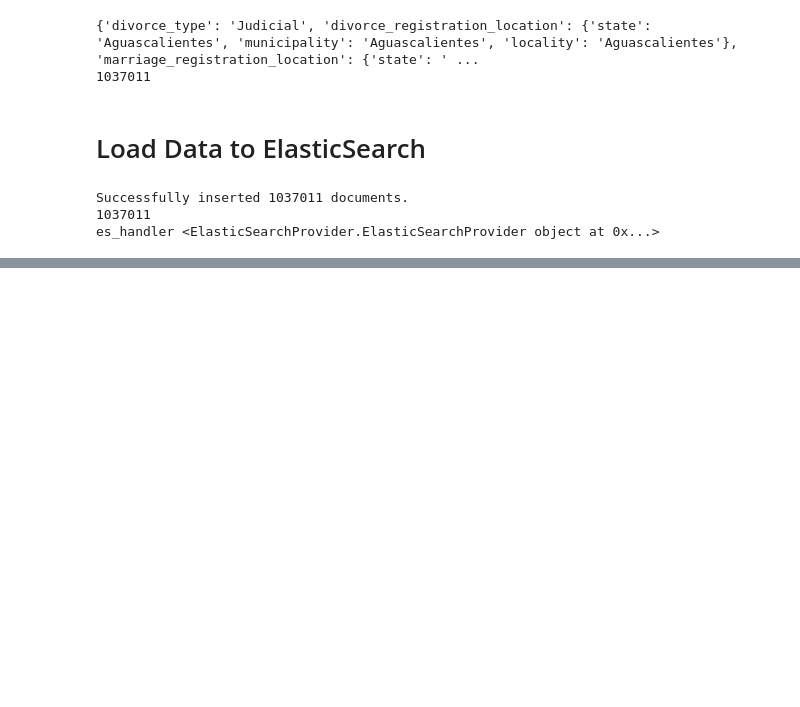
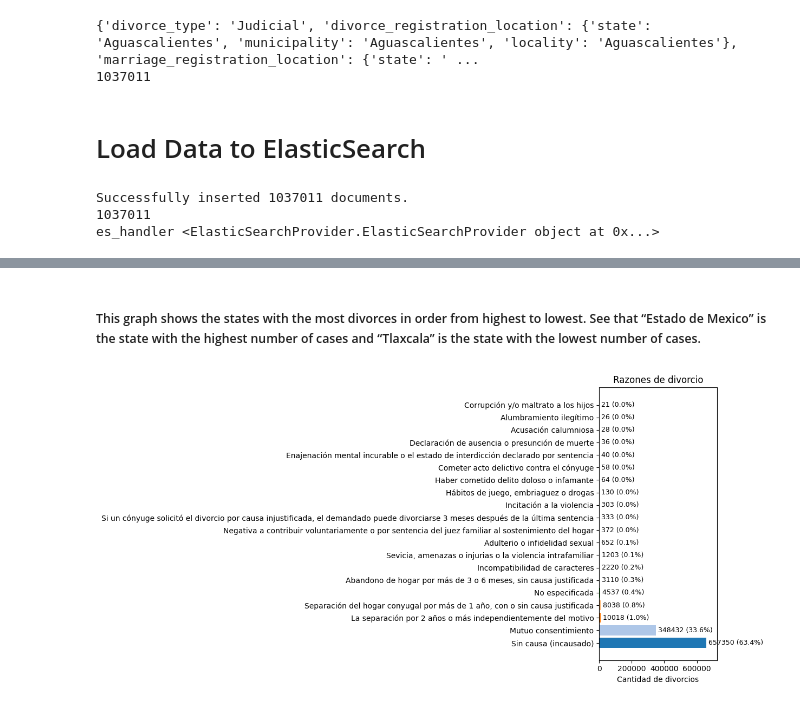
Before and after one commit to TonyCastill/data-science-project, a Jupyter notebook: project.ipynb, the cells around one changed output, grey strips where cells are left out. Saved outputs shown, nothing was run; the diff lists cells and outputs as text; code cells hidden in the pictures; blank space fills up the shorter version.

```diff
--- a/project.ipynb
+++ b/project.ipynb
@@ -262,0 +769,43 @@ es_handler <ElasticSearchProvider.ElasticSearchProvider object at 0x...>
+# %% [markdown]
+##### This graph shows the states with the most divorces in order from highest to lowest. See that “Estado de Mexico” is the state with the highest number of cases and “Tlaxcala” is the state with the lowest number of cases.
+# %%
+query = {
+    "size": 0,
+    "aggs": {
+        "razones_de_divorcio": {
+            "terms": {
+                "field": "divorce_reason",
+                "size": 20
+            }
+        }
+    }
+}
+
+response = es.search(index="mexico-divorces", body=query)
+
+
+data = response["aggregations"]["razones_de_divorcio"]["buckets"]
+reasons = [b["key"] for b in data]
+counts = [b["doc_count"] for b in data]
+
+
+colors = plt.cm.tab20.colors[:len(reasons)]
+
+
+fig, ax = plt.subplots(figsize=(12, 6))
+
+
+ax.barh(reasons, counts, color=colors)
+
+
+ax.set_xlabel("Cantidad de divorcios")
+ax.set_title("Razones de divorcio")
+ax.set_xlim(0, max(counts) * 1.1)
+
+for i, v in enumerate(counts):
+    ax.text(v + max(counts) * 0.02, i, f'{v} ({v / sum(counts) * 100:.1f}%)', va='center', fontsize=9)
+
+plt.tight_layout()
+plt.show()
+# %% [output]
+[figure, added]
```
Also changed, not shown: parts of 62 cells of this notebook, 1 other file.
